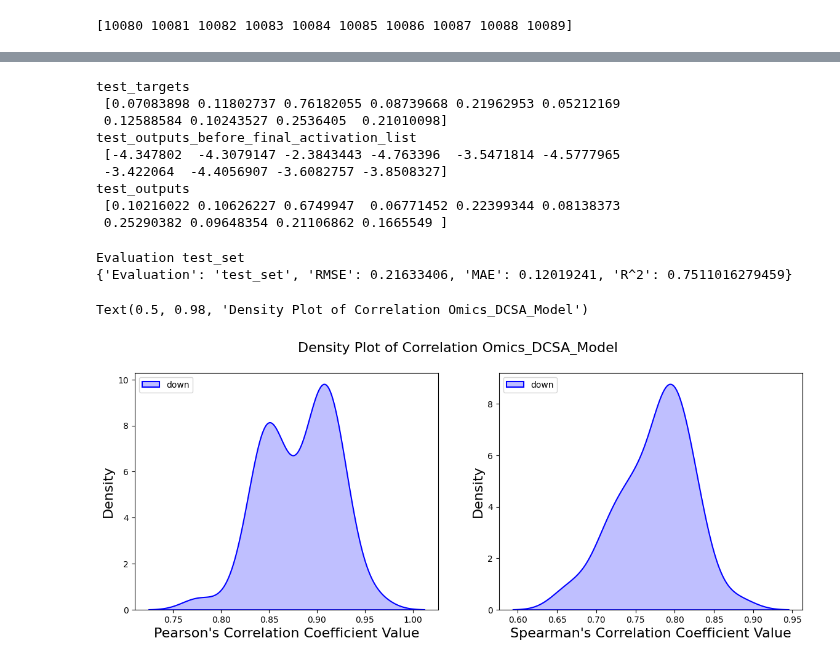
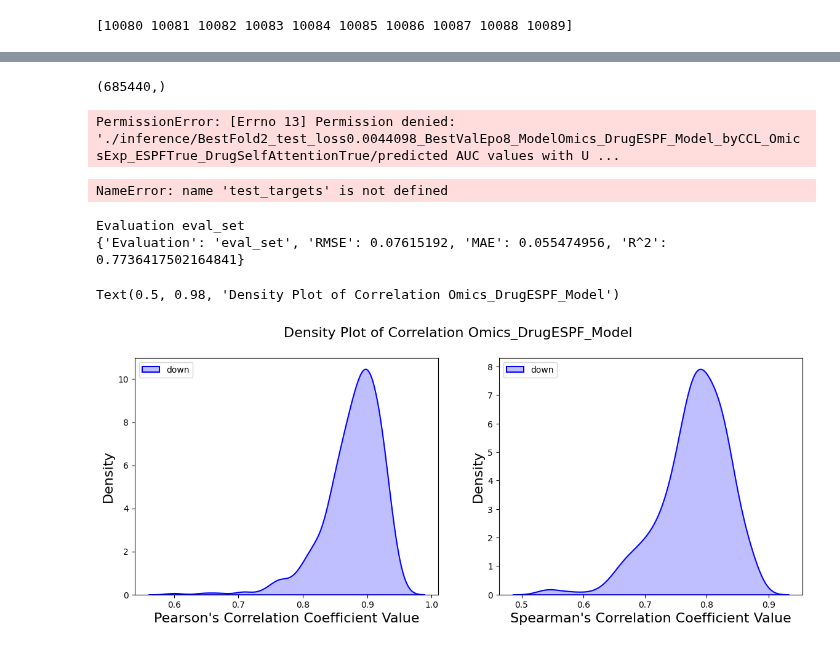
Before and after one commit to chiu-kai/ESPF_OMICS, a Jupyter notebook: inference.ipynb, the cells around one changed output, grey strips where cells are left out. Saved outputs shown, nothing was run; the diff lists cells and outputs as text; code cells hidden in the pictures.

```diff
--- a/inference.ipynb
+++ b/inference.ipynb
@@ -384,9 +317,9 @@ Training on device cuda.
 # %%
 import torch.nn as nn
-from utils.Loss import Custom_LossFunction,Custom_Weighted_LossFunction,FocalHuberLoss
+from utils.Loss import Custom_LossFunction,Custom_Weighted_LossFunction,FocalMSELoss
 from utils.Custom_Activation_Function import ScaledSigmoid, ReLU_clamp
 
-test = True #False, True: batch_size = 3, num_epoch = 2, full dataset
+test = False #False, True: batch_size = 3, num_epoch = 2, full dataset
 
 omics_files = {
     'Mut': "../data/CCLE/CCLE_match_TCGAgene_PRISMandEXPsample_binary_mutation_476_6009.txt",
@@ -409,12 +342,12 @@ seed = 42
 model_name = "Omics_DrugESPF_Model" # Omics_DrugESPF_Model  Omics_DCSA_Model
 AUCtransform = None #"-log2"
 splitType= 'byCCL' # byCCL byDrug
-kfoldCV = 2
+kfoldCV = 5
 include_omics = ['Exp']
 max_drug_len=50 # 不夠補零補到50 / 超過取前50個subwords(index) !!!!須改方法!!!!
 drug_embedding_feature_size = 128
 ESPF = True # False True
-Drug_SelfAttention = False
+Drug_SelfAttention = True
 pos_emb_type = 'sinusoidal' # 'learned' 'sinusoidal'
 #需再修改-----------
 
@@ -445,7 +378,13 @@ Decrease_percent = 0.9
 continuous = True
 learning_rate=1e-04
 #criterion = Custom_LossFunction(loss_type="MSE", loss_lambda=1.0, regular_type=None, regular_lambda=1e-06) #nn.MSELoss()#
-criterion =  FocalHuberLoss(delta=0.5, alpha=1.0, gamma=2.0, regular_type=None, regular_lambda=1e-05)
+criterion =  FocalMSELoss(alpha=8.0, gamma=1.0, regular_type=None, regular_lambda=1e-05)
+""" A customizable loss function class.
+    Args:
+        loss_type (str): The type of loss to use ("RMSE", "MSE", "MAE", "MAE+MSE", "MAE+RMSE")/("weighted_RMSE", "weighted_MSE", "weighted_MAE", "weighted_MAE+MSE", "weighted_MAE+RMSE").
+        loss_lambda (float): The lambda weight for the additional loss (MSE or RMSE) if applicable. Default is MAE+ 1.0*(MSE or RMSE).
+        regular_type (str): The type of regularization to use ("L1", "L2", "L1+L2"), or None for no regularization.
+        regular_lambda (float): The lambda weight for regularization. Default is 1e-05."""
 
 hyperparameter_print = f' omics_dict ={omics_dict}\n omics_files ={omics_files}\n TCGA_pretrain_weight_path_dict ={TCGA_pretrain_weight_path_dict}\n seed ={seed}\n  model_name ={model_name}\n AUCtransform ={AUCtransform}\n splitType ={splitType}\n kfoldCV ={kfoldCV}\n omics_encode_dim ={[(omic_type,omics_encode_dim_dict[omic_type]) for omic_type in include_omics]}\n max_drug_len ={max_drug_len}\n drug_embedding_feature_size ={drug_embedding_feature_size}\n ESPF ={ESPF}\n Drug_SelfAttention ={Drug_SelfAttention}\n pos_emb_type ={pos_emb_type}\n intermediate_size ={intermediate_size}\n num_attention_heads ={num_attention_heads}\n attention_probs_dropout_prob ={attention_probs_dropout_prob}\n hidden_dropout_prob ={hidden_dropout_prob}\n drug_encode_dims ={drug_encode_dims}\n dense_layer_dim = {dense_layer_dim}\n activation_func = {activation_func}\n activation_func_final = {activation_func_final}\n batch_size = {batch_size}\n num_epoch = {num_epoch}\n patience = {patience}\n warmup_iters = {warmup_iters}\n Decrease_percent = {Decrease_percent}\n continuous ={continuous}\n learning_rate = {learning_rate}\n criterion ={criterion}\n'
 
@@ -454,7 +393,7 @@ __translation_table__ = str.maketrans({
     "'": "",    "\"": "",    "[": "",    "]": "",
     ",": "" })
 
-hyperparameter_folder_part = (f'Model{model_name}_{splitType}_Omics{[omic_type for omic_type in include_omics]}_ESPF{ESPF}_Tranformer{Drug_SelfAttention}').translate(__translation_table__)
+hyperparameter_folder_part = (f'Model{model_name}_{splitType}_Omics{[omic_type for omic_type in include_omics]}_ESPF{ESPF}_DrugSelfAttention{Drug_SelfAttention}').translate(__translation_table__)
 # %%
 
 set_seed(seed)
@@ -583,8 +521,8 @@ dataset = OmicsDrugDataset(omics_data_tensor_dict, drug_features_tensor, respons
 
 test_dataset = Subset(dataset, id_test.tolist())
 test_loader = DataLoader(test_dataset, batch_size=batch_size, shuffle=False) # , num_workers=4, pin_memory=True
-# #create whole dataset
-# whole_loader = DataLoader(dataset, batch_size=batch_size, shuffle=False)
+#create whole dataset
+whole_loader = DataLoader(dataset, batch_size=2000, shuffle=False) # 685440
 # %%
 %%time
 # Evaluation
@@ -598,16 +536,14 @@ elif model_name == "Omics_DCSA_Model":
                         drug_embedding_feature_size, intermediate_size, num_attention_heads , attention_probs_dropout_prob, hidden_dropout_prob, omics_numfeatures_dict, max_drug_len,
                         TCGA_pretrain_weight_path_dict= TCGA_pretrain_weight_path_dict)
 model.to(device=device)
-
-best_weight = "./results/BestFold3_test_loss0.0483043_BestValEpo18_ModelOmics_DCSA_Model_byCCL_OmicsExp_ESPFTrue_DrugSelfAttentionFalse/BestValWeight.pt"
-# best_weight = "./results/BestFold0_test_loss0.0472113_BestValEpo18_ModelOmics_DCSA_Model_byCCL_OmicsExp_ESPFTrue_TranformerFalse/BestValWeight.pt"
-# best_weight = "./results/BestFold2_test_loss0.0479106_BestValEpo37_ModelOmics_DCSA_Model_byCCL_OmicsExp_ESPFTrue_TranformerFalse/BestValWeight.pt"
+best_weight_path = './inference/BestFold2_test_loss0.0044098_BestValEpo8_ModelOmics_DrugESPF_Model_byCCL_OmicsExp_ESPFTrue_DrugSelfAttentionTrue/'
+best_weight = best_weight_path + "BestValWeight.pt"
 
 model.load_state_dict(torch.load(best_weight))
 
-model_outputs = evaluation(model, val_epoch_loss_list, criterion, test_loader, device,ESPF,Drug_SelfAttention, weighted_threshold, few_weight, more_weight, outputcontrol='inference')
-# eval_targets, eval_outputs,predAUCwithUnknownGT, AttenScorMat_DrugCellSelf,eval_outputs_before_final_activation_list
-test_targets, test_outputs,predAUCwithUnknownGT, AttenScorMat_DrugCellSelf,test_outputs_before_final_activation_list=model_outputs[0],model_outputs[1],model_outputs[2],model_outputs[3],model_outputs[4]
+model_outputs = evaluation(model, val_epoch_loss_list, criterion, whole_loader, device,ESPF,Drug_SelfAttention, weighted_threshold, few_weight, more_weight, outputcontrol='inference')
+# eval_targets, eval_outputs,predAUCwithUnknownGT, AttenScorMat_DrugSelf, AttenScorMat_DrugCellSelf,eval_outputs_before_final_activation_list, mean_batch_eval_lossWOpenalty
+eval_targets, eval_outputs,predAUCwithUnknownGT,_ ,_,eval_outputs_before_final_activation_list, mean_batch_eval_lossWOpenalty = model_outputs[0],model_outputs[1],model_outputs[2],model_outputs[3],model_outputs[4],model_outputs[5],model_outputs[6]
 # %% [output]
 State_dict for Sequential(
   (0): Linear(in_features=4692, out_features=1000, bias=True)
@@ -625,24 +561,28 @@ Wall time: 2.58 s
+# %%
+predAUCwithUnknownGT_list = np.concatenate(predAUCwithUnknownGT)
+print(predAUCwithUnknownGT_list.shape)
+predAUCmatrix = predAUCwithUnknownGT_list.reshape(476, 1440) # numpy.ndarray
+
+predAUCmatrix_df = pd.DataFrame(predAUCmatrix, columns=AUC_df.columns, index=AUC_df.index)
+# Output to CSV
+predAUCmatrix_df.to_csv(best_weight_path+'predicted AUC values with UnknownGroundTruth samples.csv')
+print("CSV file has been saved.")
+# %% [output]
+(685440,)
+PermissionError: [Errno 13] Permission denied: './inference/BestFold2_test_loss0.0044098_BestValEpo8_ModelOmics_DrugESPF_Model_byCCL_OmicsExp_ESPFTrue_DrugSelfAttentionTrue/predicted AUC values with U ...
 # %%
 print("test_targets\n",test_targets[0][:10])
 print("test_outputs_before_final_activation_list\n",test_outputs_before_final_activation_list[0][:10])
 print("test_outputs\n",test_outputs[0][:10])
 # %% [output]
-test_targets
- [0.07083898 0.11802737 0.76182055 0.08739668 0.21962953 0.05212169
- 0.12588584 0.10243527 0.2536405  0.21010098]
-test_outputs_before_final_activation_list
- [-4.347802  -4.3079147 -2.3843443 -4.763396  -3.5471814 -4.5777965
- -3.422064  -4.4056907 -3.6082757 -3.8508327]
-test_outputs
- [0.10216022 0.10626227 0.6749947  0.06771452 0.22399344 0.08138373
- 0.25290382 0.09648354 0.21106862 0.1665549 ]
+NameError: name 'test_targets' is not defined
 # %%
 metrics_calculator = MetricsCalculator()
-test_metrics= metrics_calculator.compute_all_metrics(np.concatenate(test_targets), np.concatenate(test_outputs),set_name='test_set')
-metrics_calculator.print_results(set_name='test_set')
+test_metrics= metrics_calculator.compute_all_metrics(np.concatenate(eval_targets), np.concatenate(eval_outputs),set_name='eval_set')
+metrics_calculator.print_results(set_name='eval_set')
 # %% [output]
-Evaluation test_set
-{'Evaluation': 'test_set', 'RMSE': 0.21633406, 'MAE': 0.12019241, 'R^2': 0.7511016279459}
+Evaluation eval_set
+{'Evaluation': 'eval_set', 'RMSE': 0.07615192, 'MAE': 0.055474956, 'R^2': 0.7736417502164841}
 # %%
 # if splitType == "byCCL":
 #     id_unrepeat_whole = list(range(476))
@@ -651,36 +591,37 @@ Evaluation test_set
 #     id_unrepeat_whole[:10], id_unrepeat_whole[-10:]  # Display the first and last 10 elements to confirm
 # %%
 # Correlation
-test_pearson, test_spearman,test_AllSameValuesList_count  = correlation_func(splitType, AUC_df.values,AUC_df.index,AUC_df.columns,id_unrepeat_test,test_targets,test_outputs)
+whole_index = list(range(476))
+eval_pearson, eval_spearman,eval_AllSameValuesList_count  = correlation_func(splitType, AUC_df.values,AUC_df.index,AUC_df.columns,whole_index,eval_targets,eval_outputs)
 # %%
 #pearson
 # Create a density plot using seaborn's kdeplot function
 fig=plt.figure(figsize=(14, 5))
 # Set the title of the plot
 
 plt.subplot(1,2,1)
 # sns.kdeplot(test_pearson1, fill=True, color='red', label='up',linewidth=1.5)
-sns.kdeplot(test_pearson, fill=True, color='blue', label='down',linewidth=1.5)
+sns.kdeplot(eval_pearson, fill=True, color='blue', label='down',linewidth=1.5)
 # Set the x-axis label to 'Density'
 plt.xlabel('Pearson\'s Correlation Coefficient Value', fontsize=16)
 # Set the y-axis label to 'Pearson\'s Correlation Coefficient Value'
 plt.ylabel('Density', fontsize=16)
 plt.legend(loc='upper left',fontsize=10)
 
 plt.subplot(1,2,2)
 #spearman
 # Create a density plot using seaborn's kdeplot function
 # sns.kdeplot(test_spearman1, fill=True, color='red', label='up',linewidth=1.5)
-sns.kdeplot(test_spearman, fill=True, color='blue', label='down',linewidth=1.5)
+sns.kdeplot(eval_spearman, fill=True, color='blue', label='down',linewidth=1.5)
 # Set the x-axis label to 'Density'
 plt.xlabel('Spearman\'s Correlation Coefficient Value', fontsize=16)
 # Set the y-axis label to 'Pearson\'s Correlation Coefficient Value'
 plt.ylabel('Density', fontsize=16)
 plt.legend(loc='upper left',fontsize=10)
 fig.suptitle(f'Density Plot of Correlation {model_name}', fontsize=16)
 # %% [output]
-Text(0.5, 0.98, 'Density Plot of Correlation Omics_DCSA_Model')
+Text(0.5, 0.98, 'Density Plot of Correlation Omics_DrugESPF_Model')
-[figure, old version]
+[figure, new version]
 # %%
 # for name, pearson in [("Test", test_pearson1)]:
 #     print(f"Mean Median Mode {name} Pearson {model_name}:\t{np.mean(pearson):.6f} ± {np.std(pearson):.4f}\t{stats.skew(pearson, bias=False, nan_policy='raise'):.6f}\t {np.median(pearson):.6f}\t{stats.mode(np.round(pearson,2))}\n")
```
Also changed, not shown: parts of 48 cells of this notebook, 13 other files.
